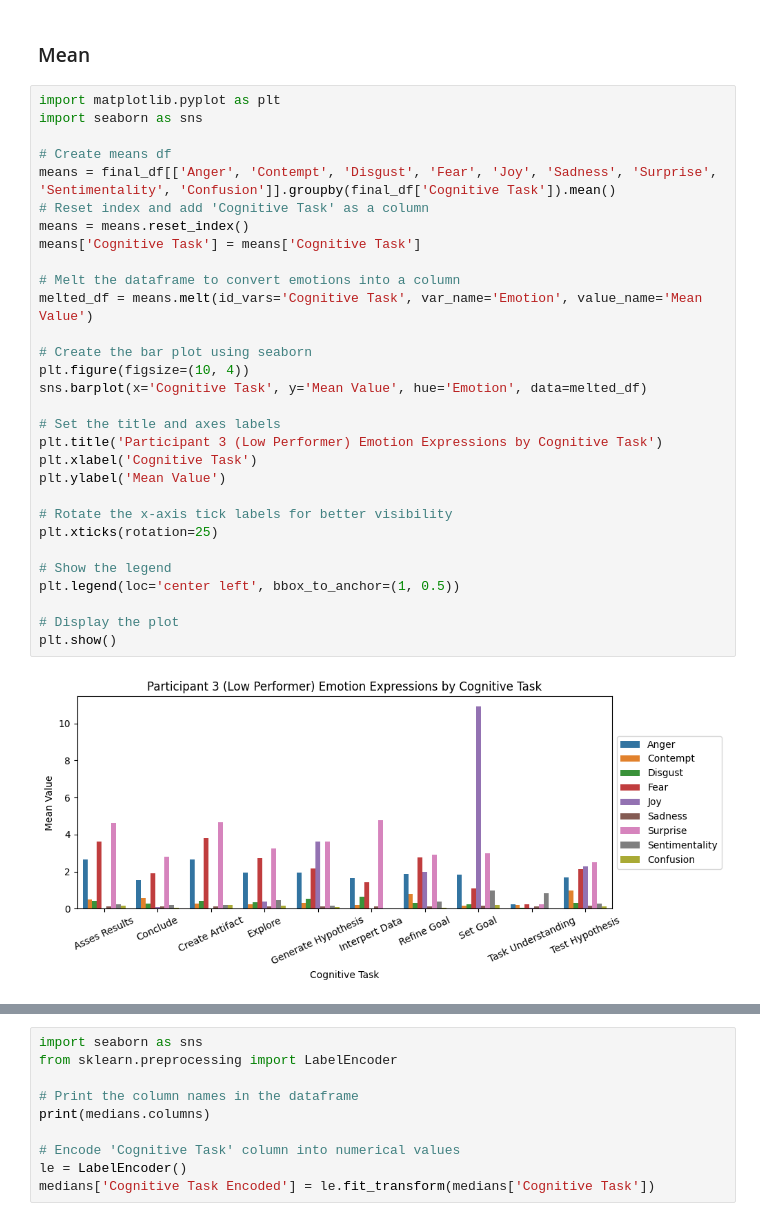
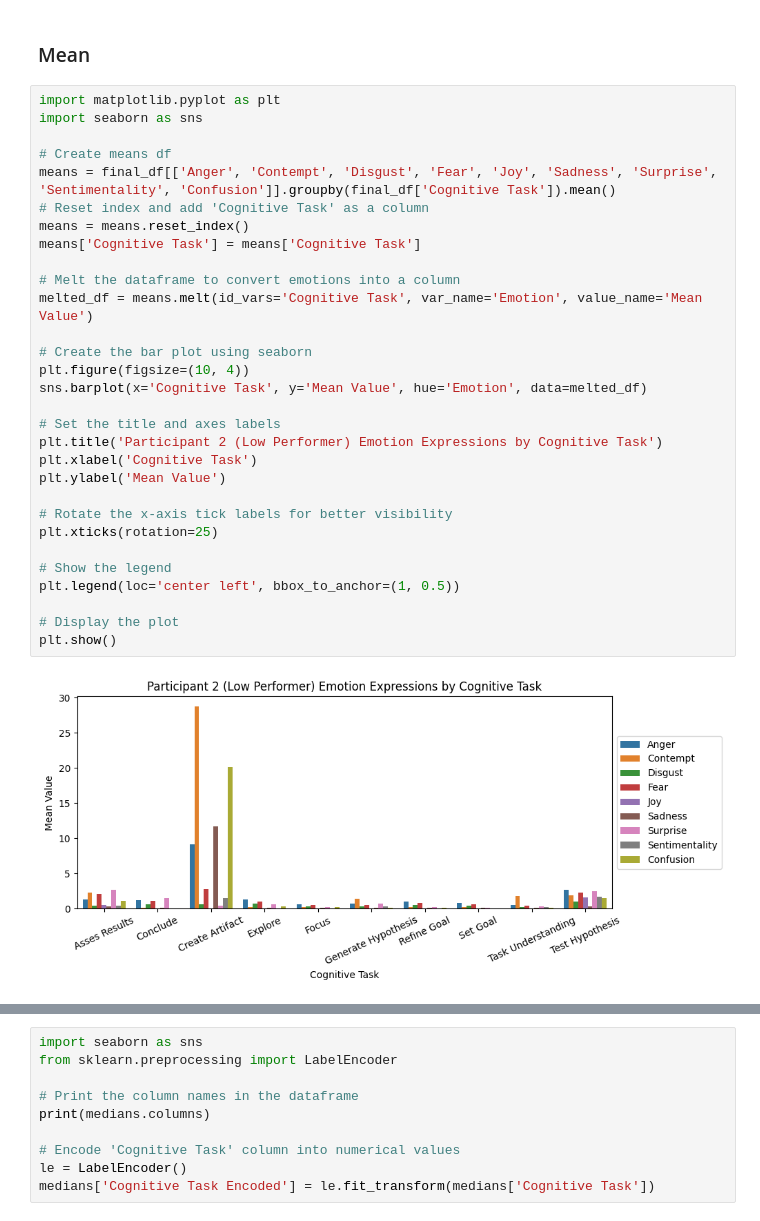
Before and after one commit to litalshl/classifiers, a Jupyter notebook: cognitive task model/align-sensor-data-to-phases resp 2.ipynb, the cells around one changed output, grey strips where cells are left out. Drawn from its saved outputs; the diff is of its cells as text.

Commit message:
Participant 2 analysis

```diff
--- a/cognitive task model/align-sensor-data-to-phases resp 2.ipynb
+++ b/cognitive task model/align-sensor-data-to-phases resp 2.ipynb
@@ -180,35 +185,35 @@ plt.show()
 # %%
 import matplotlib.pyplot as plt
 import seaborn as sns
 
 # Create means df
 means = final_df[['Anger', 'Contempt', 'Disgust', 'Fear', 'Joy', 'Sadness', 'Surprise', 'Sentimentality', 'Confusion']].groupby(final_df['Cognitive Task']).mean()
 # Reset index and add 'Cognitive Task' as a column
 means = means.reset_index()
 means['Cognitive Task'] = means['Cognitive Task']
 
 # Melt the dataframe to convert emotions into a column
 melted_df = means.melt(id_vars='Cognitive Task', var_name='Emotion', value_name='Mean Value')
 
 # Create the bar plot using seaborn
 plt.figure(figsize=(10, 4))
 sns.barplot(x='Cognitive Task', y='Mean Value', hue='Emotion', data=melted_df)
 
 # Set the title and axes labels
-plt.title('Participant 3 (Low Performer) Emotion Expressions by Cognitive Task')
+plt.title('Participant 2 (Low Performer) Emotion Expressions by Cognitive Task')
 plt.xlabel('Cognitive Task')
 plt.ylabel('Mean Value')
 
 # Rotate the x-axis tick labels for better visibility
 plt.xticks(rotation=25)
 
 # Show the legend
 plt.legend(loc='center left', bbox_to_anchor=(1, 0.5))
 
 # Display the plot
 plt.show()
 # %% [output]
-[figure, old version]
+[figure, new version]
 # %%
 import matplotlib.pyplot as plt
 
```
Also changed, not shown: parts of 16 cells of this notebook, 1 other file.
